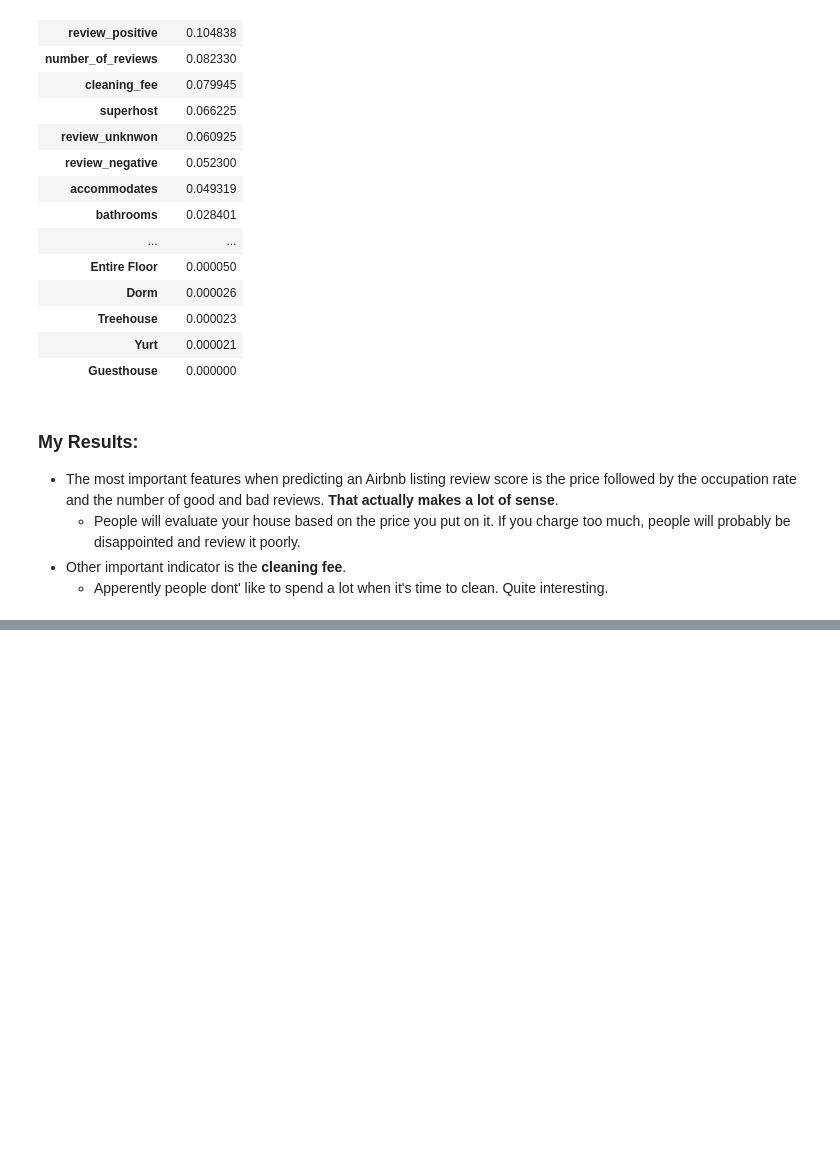
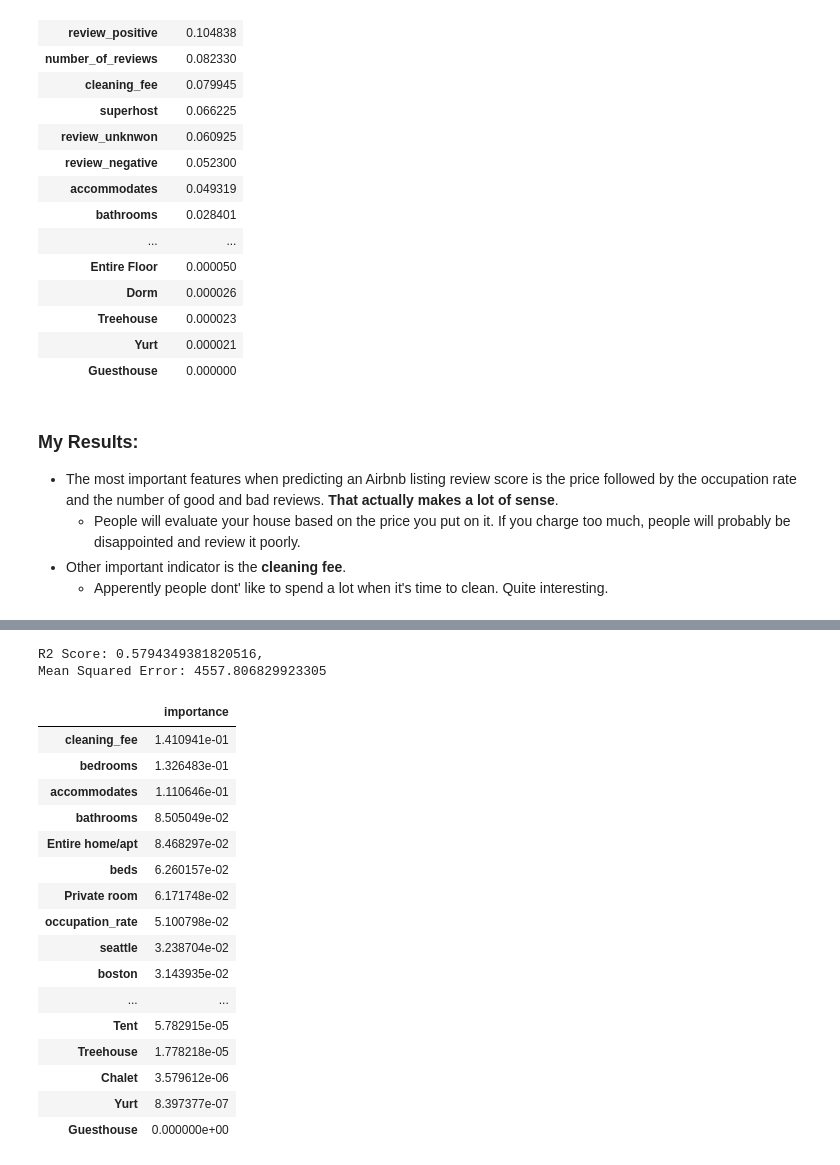
Before and after one commit to macedoti13/Airbnb-Data-Analysis, a Jupyter notebook: AirbnbDataAnalysis.ipynb, the cells around one changed output, grey strips where cells are left out. Cells and saved outputs as stored; diff of their text form; code cells hidden in the pictures; blank space fills up the shorter version.

Commit message:
modelling final

```diff
--- a/AirbnbDataAnalysis.ipynb
+++ b/AirbnbDataAnalysis.ipynb
@@ -1491,0 +1568,15 @@ feature_importances
+# %%
+# building model
+rf_price = RandomForestRegressor()
+
+# training model
+rf_price.fit(X_train, y_train)
+
+# predicting with the model
+y_pred = rf_price.predict(X_test)
+
+# evaluating the model
+r2 = r2_score(y_test, y_pred)
+mse = mean_squared_error(y_test, y_pred)
+
+print(f'R2 Score: {r2},\nMean Squared Error: {mse}')
@@ -1491,0 +1615,9 @@ feature_importances
+# %%
+# instantiate model
+rf_price_tuned = RandomForestRegressor()
+
+# searching for parameters
+rf_price_tuned = RandomizedSearchCV(estimator = rf, param_distributions = random_grid, n_iter = 100, cv = 3, verbose=2, random_state=42, n_jobs = -1)
+
+# train model
+rf_price_tuned.fit(X_train, y_train)
@@ -1491,0 +1655,39 @@ feature_importances
+# %%
+# instantiating the model
+tuned_rf = rf_random.best_estimator_
+
+# training the model
+tuned_rf.fit(X_train, y_train)
+
+# predicting with the model
+y_pred_tuned = tuned_rf.predict(X_test)
+
+# evaluating the model
+r2 = r2_score(y_test, y_pred_tuned)
+mse = mean_squared_error(y_test, y_pred_tuned)
+
+print(f'R2 Score: {r2},\nMean Squared Error: {mse}')
+# %% [output]
+R2 Score: 0.5794349381820516,
+Mean Squared Error: 4557.806829923305
+# %%
+feature_importances = pd.DataFrame(tuned_rf.feature_importances_, index = X_train.columns,columns=['importance']).sort_values('importance',ascending=False)
+feature_importances
+# %% [output]
+|  | importance |
+| cleaning_fee | 1.410941e-01 |
+| bedrooms | 1.326483e-01 |
+| accommodates | 1.110646e-01 |
+| bathrooms | 8.505049e-02 |
+| Entire home/apt | 8.468297e-02 |
+| beds | 6.260157e-02 |
+| Private room | 6.171748e-02 |
+| occupation_rate | 5.100798e-02 |
+| seattle | 3.238704e-02 |
+| boston | 3.143935e-02 |
+| ... | ... |
+| Tent | 5.782915e-05 |
+| Treehouse | 1.778218e-05 |
+| Chalet | 3.579612e-06 |
+| Yurt | 8.397377e-07 |
+| Guesthouse | 0.000000e+00 |
```
Also changed, not shown: parts of 23 cells of this notebook.
